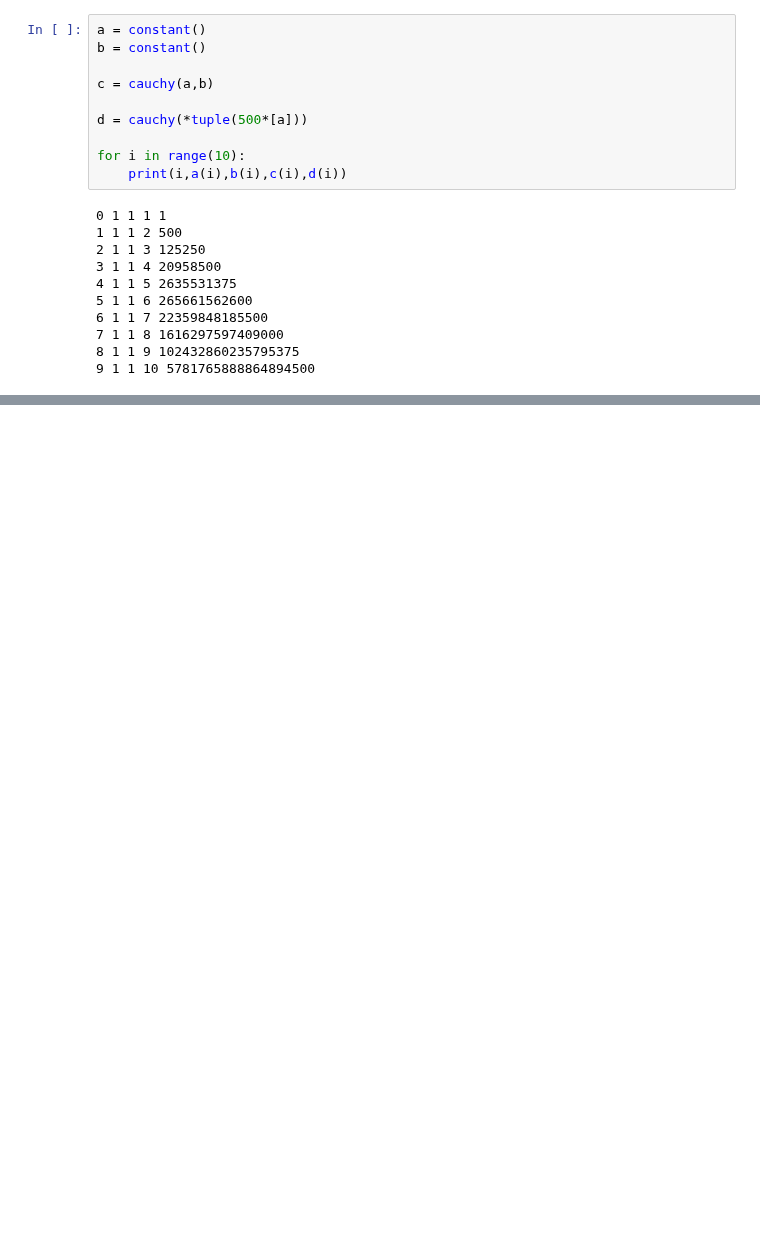
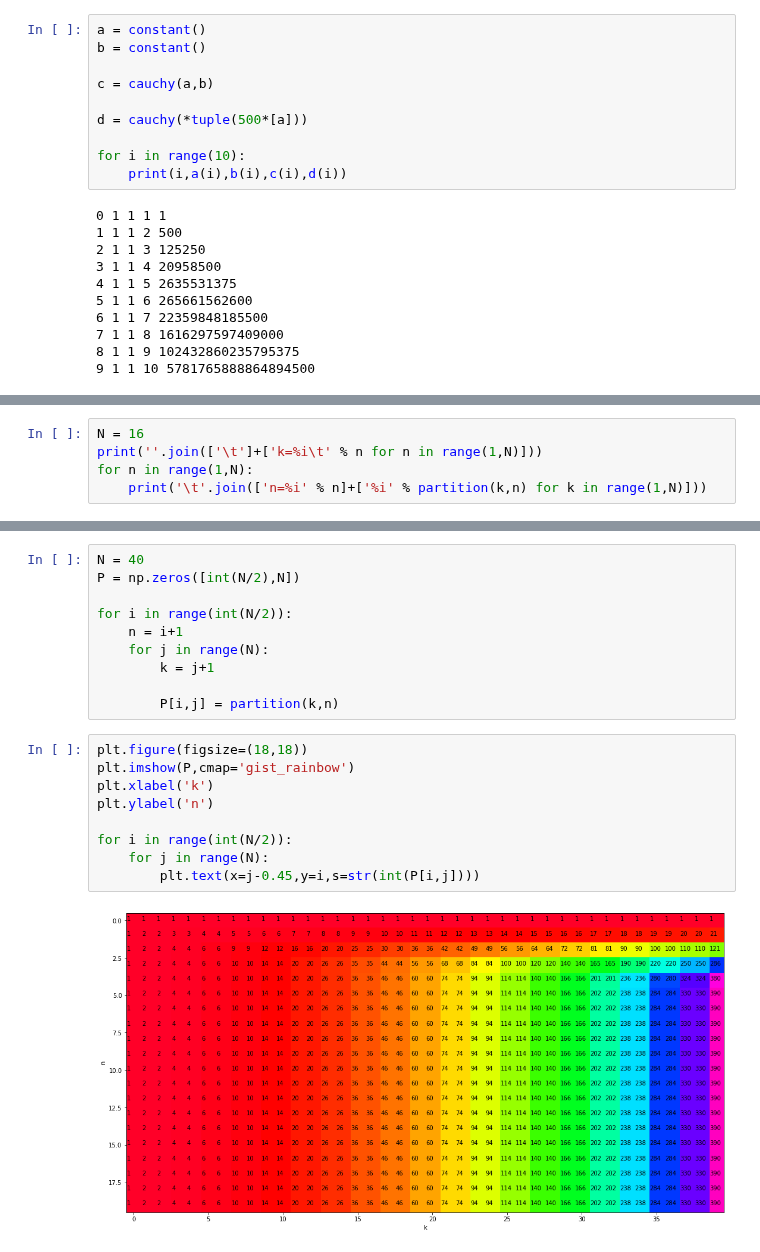
Before and after one commit to jpbm/probabilism, a Jupyter notebook: Cauchy Product.ipynb, the cells around one changed output, grey strips where cells are left out. Drawn from its saved outputs; the diff is of its cells as text; blank space fills up the shorter version.

```diff
--- a/Cauchy Product.ipynb
+++ b/Cauchy Product.ipynb
@@ -119,0 +181,5 @@ for n in range(1,1000)[::100]:
+# %%
+N = 16
+print(''.join(['\t']+['k=%i\t' % n for n in range(1,N)]))
+for n in range(1,N):
+    print('\t'.join(['n=%i' % n]+['%i' % partition(k,n) for k in range(1,N)]))
@@ -119,0 +203,21 @@ for n in range(1,1000)[::100]:
+# %%
+N = 40
+P = np.zeros([int(N/2),N])
+
+for i in range(int(N/2)):
+    n = i+1
+    for j in range(N):
+        k = j+1
+
+        P[i,j] = partition(k,n)
+# %%
+plt.figure(figsize=(18,18))
+plt.imshow(P,cmap='gist_rainbow')
+plt.xlabel('k')
+plt.ylabel('n')
+
+for i in range(int(N/2)):
+    for j in range(N):
+        plt.text(x=j-0.45,y=i,s=str(int(P[i,j])))
+# %% [output]
+[figure, added]
```
Also changed, not shown: parts of 6 cells of this notebook.
